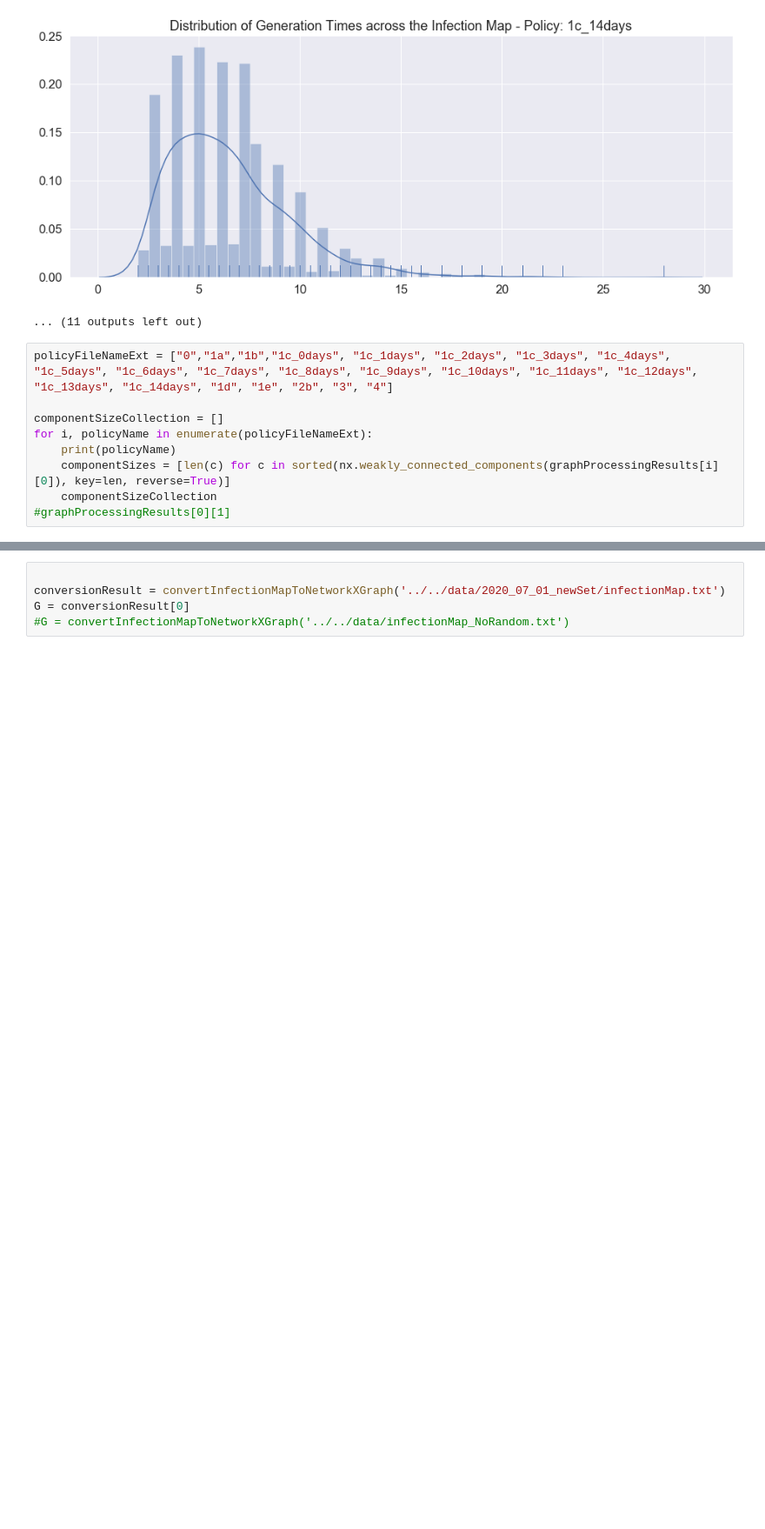
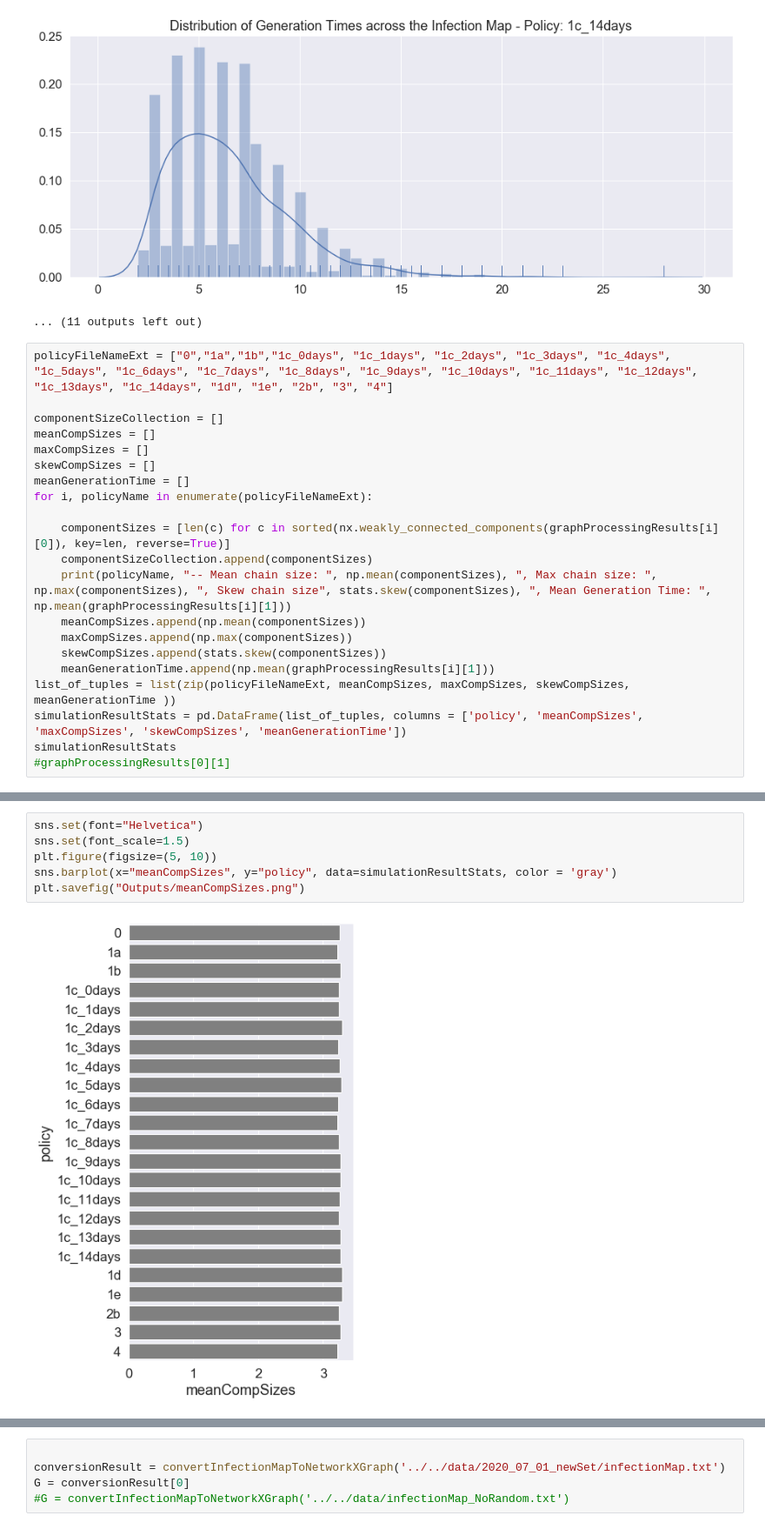
Before and after one commit to ScottishCovidResponse/scrc-vis-modelling, a Jupyter notebook: ContactTracing/GraphVisualisation/StaticInfectionMaps/PolicyComparison.ipynb, the cells around one changed output, grey strips where cells are left out. Shown at 87% size. Cells and saved outputs as stored; diff of their text form; blank space fills up the shorter version.

Commit message:
Adding graphml exports and updates to the policy comparison notebook

```diff
--- a/ContactTracing/GraphVisualisation/StaticInfectionMaps/PolicyComparison.ipynb
+++ b/ContactTracing/GraphVisualisation/StaticInfectionMaps/PolicyComparison.ipynb
@@ -312,9 +313,21 @@ for policyName in policyFileNameExt:
 policyFileNameExt = ["0","1a","1b","1c_0days", "1c_1days", "1c_2days", "1c_3days", "1c_4days", "1c_5days", "1c_6days", "1c_7days", "1c_8days", "1c_9days", "1c_10days", "1c_11days", "1c_12days", "1c_13days", "1c_14days", "1d", "1e", "2b", "3", "4"]
 
 componentSizeCollection = []
+meanCompSizes = []
+maxCompSizes = []
+skewCompSizes = []
+meanGenerationTime = []
 for i, policyName in enumerate(policyFileNameExt):
-    print(policyName)
+
     componentSizes = [len(c) for c in sorted(nx.weakly_connected_components(graphProcessingResults[i][0]), key=len, reverse=True)]
-    componentSizeCollection
+    componentSizeCollection.append(componentSizes)
+    print(policyName, "-- Mean chain size: ", np.mean(componentSizes), ", Max chain size: ", np.max(componentSizes), ", Skew chain size", stats.skew(componentSizes), ", Mean Generation Time: ", np.mean(graphProcessingResults[i][1]))
+    meanCompSizes.append(np.mean(componentSizes))
+    maxCompSizes.append(np.max(componentSizes))
+    skewCompSizes.append(stats.skew(componentSizes))
+    meanGenerationTime.append(np.mean(graphProcessingResults[i][1]))
+list_of_tuples = list(zip(policyFileNameExt, meanCompSizes, maxCompSizes, skewCompSizes, meanGenerationTime ))
+simulationResultStats = pd.DataFrame(list_of_tuples, columns = ['policy', 'meanCompSizes', 'maxCompSizes', 'skewCompSizes', 'meanGenerationTime'])
+simulationResultStats
 #graphProcessingResults[0][1]
 # %% [output]
@@ -337,0 +368,8 @@ for i, policyName in enumerate(policyFileNameExt):
+# %%
+sns.set(font="Helvetica")
+sns.set(font_scale=1.5)
+plt.figure(figsize=(5, 10))
+sns.barplot(x="meanCompSizes", y="policy", data=simulationResultStats, color = 'gray')
+plt.savefig("Outputs/meanCompSizes.png")
+# %% [output]
+[figure, added]
```
Also changed, not shown: parts of 5 cells of this notebook, 6 other files.
